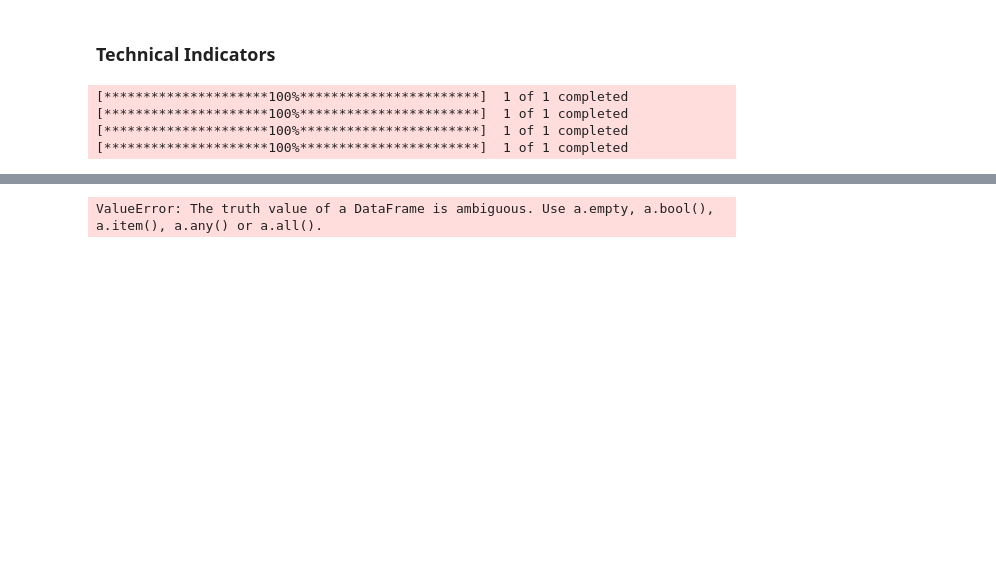
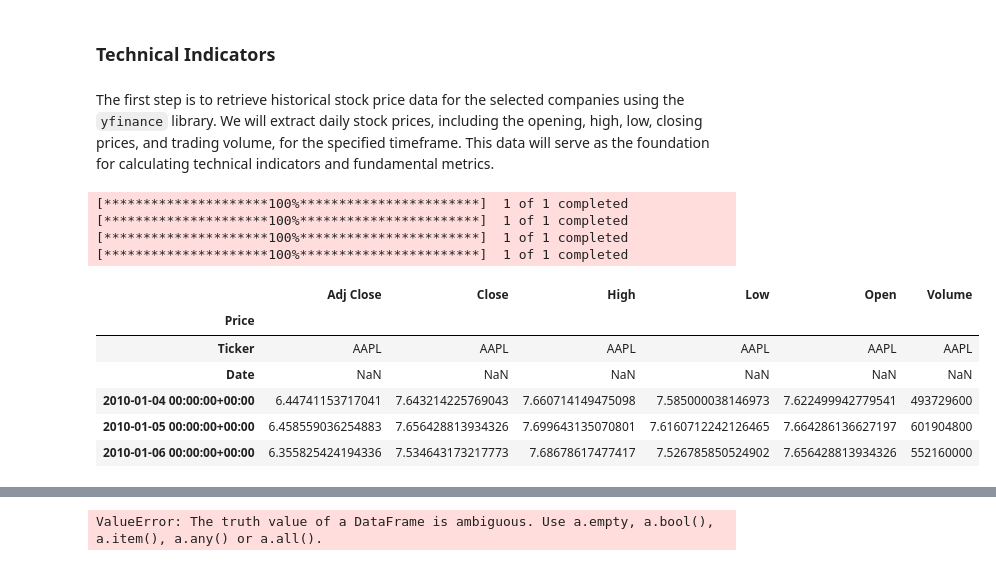
Before and after one commit to TeslimAdeyanju/6-Portfolio-Exploring-Financial-Market-Trends-Analysis, a Jupyter notebook: Exploring-Financia-Market-Analysis.ipynb, the cells around one changed output, grey strips where cells are left out. Saved outputs shown, nothing was run; the diff lists cells and outputs as text; code cells hidden in the pictures; blank space fills up the shorter version.

```diff
--- a/Exploring-Financia-Market-Analysis.ipynb
+++ b/Exploring-Financia-Market-Analysis.ipynb
@@ -358,21 +328,29 @@ Fundamental metrics are quantitative data points derived from a company's financ
 		- `Interest Coverage Ratio`: Measures a company's ability to pay interest on its debt with its earnings.
 # %% [markdown]
 ### Technical Indicators
-# %%
-import yfinance as yf
-import pandas as pd
-from ta import momentum, trend, volatility
-
-# List of stock tickers
-tickers = ["AAPL", "MSFT", "GOOGL", "AMZN"]
-
-# Fetch historical data for all stocks
-data = {ticker: yf.download(ticker, start="2015-01-01", end="2024-01-01") for ticker in tickers}
-
-# Convert to a single DataFrame (optional)
-all_data = pd.concat({ticker: data[ticker] for ticker in tickers}, axis=1)
-# %% [output]
-[*********************100%***********************]  1 of 1 completed
-[*********************100%***********************]  1 of 1 completed
-[*********************100%***********************]  1 of 1 completed
-[*********************100%***********************]  1 of 1 completed
+# %% [markdown]
+The first step is to retrieve historical stock price data for the selected companies using the `yfinance` library. We will extract daily stock prices, including the opening, high, low, closing prices, and trading volume, for the specified timeframe. This data will serve as the foundation for calculating technical indicators and fundamental metrics.
+# %%
+#import yfinance
+import yfinance as yf
+
+# Define the time window
+start = '2010-01-01'
+end = '2021-12-31'
+
+# Get historical data for each stock within the defined time window
+aapl_historical = yf.download('AAPL', start=start, end=end)
+msft_historical = yf.download('MSFT', start=start, end=end)
+googl_historical = yf.download('GOOGL', start=start, end=end)
+amzn_historical = yf.download('AMZN', start=start, end=end)
+
+# Save data to CSV files
+aapl_historical.to_csv('aapl_price.csv')
+msft_historical.to_csv('msft_price.csv')
+googl_historical.to_csv('googl_price.csv')
+amzn_historical.to_csv('amzn_price.csv')
+# %% [output]
+[*********************100%***********************]  1 of 1 completed
+[*********************100%***********************]  1 of 1 completed
+[*********************100%***********************]  1 of 1 completed
+[*********************100%***********************]  1 of 1 completed
@@ -378,0 +363,11 @@ all_data = pd.concat({ticker: data[ticker] for ticker in tickers}, axis=1)
+# %%
+# view the data to check if it was loaded correctly
+aapl_price.head()
+# %% [output]
+|  | Adj Close | Close | High | Low | Open | Volume |
+| Price |  |  |  |  |  |  |
+| Ticker | AAPL | AAPL | AAPL | AAPL | AAPL | AAPL |
+| Date | NaN | NaN | NaN | NaN | NaN | NaN |
+| 2010-01-04 00:00:00+00:00 | 6.44741153717041 | 7.643214225769043 | 7.660714149475098 | 7.585000038146973 | 7.622499942779541 | 493729600 |
+| 2010-01-05 00:00:00+00:00 | 6.458559036254883 | 7.656428813934326 | 7.699643135070801 | 7.6160712242126465 | 7.664286136627197 | 601904800 |
+| 2010-01-06 00:00:00+00:00 | 6.355825424194336 | 7.534643173217773 | 7.68678617477417 | 7.526785850524902 | 7.656428813934326 | 552160000 |
```
Also changed, not shown: parts of 28 cells of this notebook, 4 other files.
